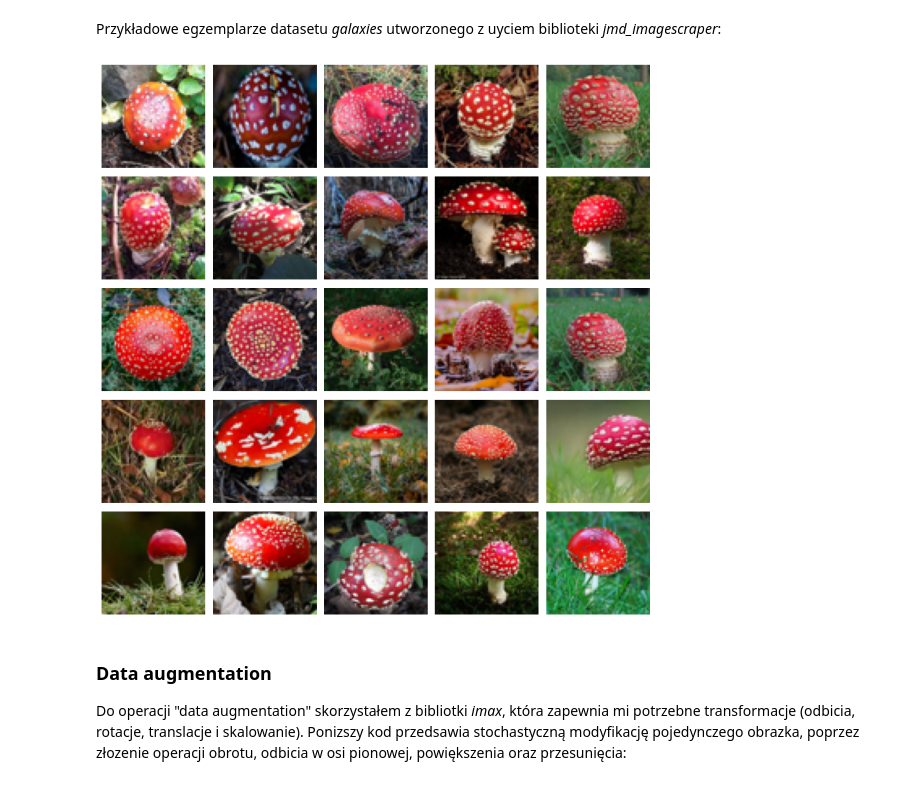
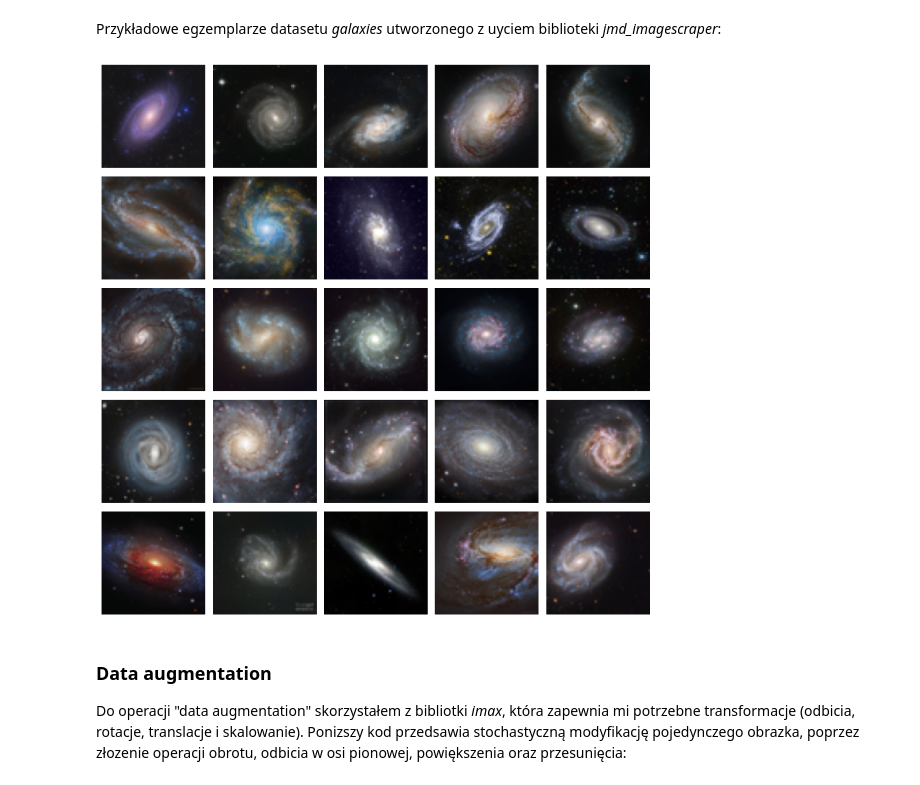
Before and after one commit to Wotaker/TrainingGAN, a Jupyter notebook: raport.ipynb, the cells around one changed output. Saved outputs shown, nothing was run; the diff lists cells and outputs as text; code cells hidden in the pictures.

```diff
--- a/raport.ipynb
+++ b/raport.ipynb
@@ -104,16 +95,16 @@ plt.imshow(jnp.squeeze(dummy_pred[1]));
 # %% [markdown]
 ## I zebrano jeszcze dwanaście koszy ułomków
 # %%
-raw_amanita_path = "datasets/amanita_raw"
-files = os.listdir(raw_amanita_path)
-load_galaxy = lambda file: jnp.array(Image.open(os.path.join(raw_amanita_path, file)).resize((64, 64)))
+raw_galaxies_path = "datasets/galaxies_raw"
+files = os.listdir(raw_galaxies_path)
+load_galaxy = lambda file: jnp.array(Image.open(os.path.join(raw_galaxies_path, file)).resize((64, 64)))
 images = jnp.array(list(map(load_galaxy, files)))
 # %% [markdown]
 Przykładowe egzemplarze datasetu *galaxies* utworzonego z uyciem biblioteki *jmd_imagescraper*:
 # %%
-plot_samples(images, subplots_shape=(5, 5))
+plot_samples(jkey(42), images, subplots_shape=(5, 5))
 # %% [output]
-[figure, old version]
+[figure, new version]
 # %% [markdown]
 ### Data augmentation
 Do operacji "data augmentation" skorzystałem z bibliotki *imax*, która zapewnia mi potrzebne transformacje (odbicia, rotacje, translacje i skalowanie). Ponizszy kod przedsawia stochastyczną modyfikację pojedynczego obrazka, poprzez złozenie operacji obrotu, odbicia w osi pionowej, powiększenia oraz przesunięcia:
```
Also changed, not shown: parts of 30 cells of this notebook, 5 other files.
